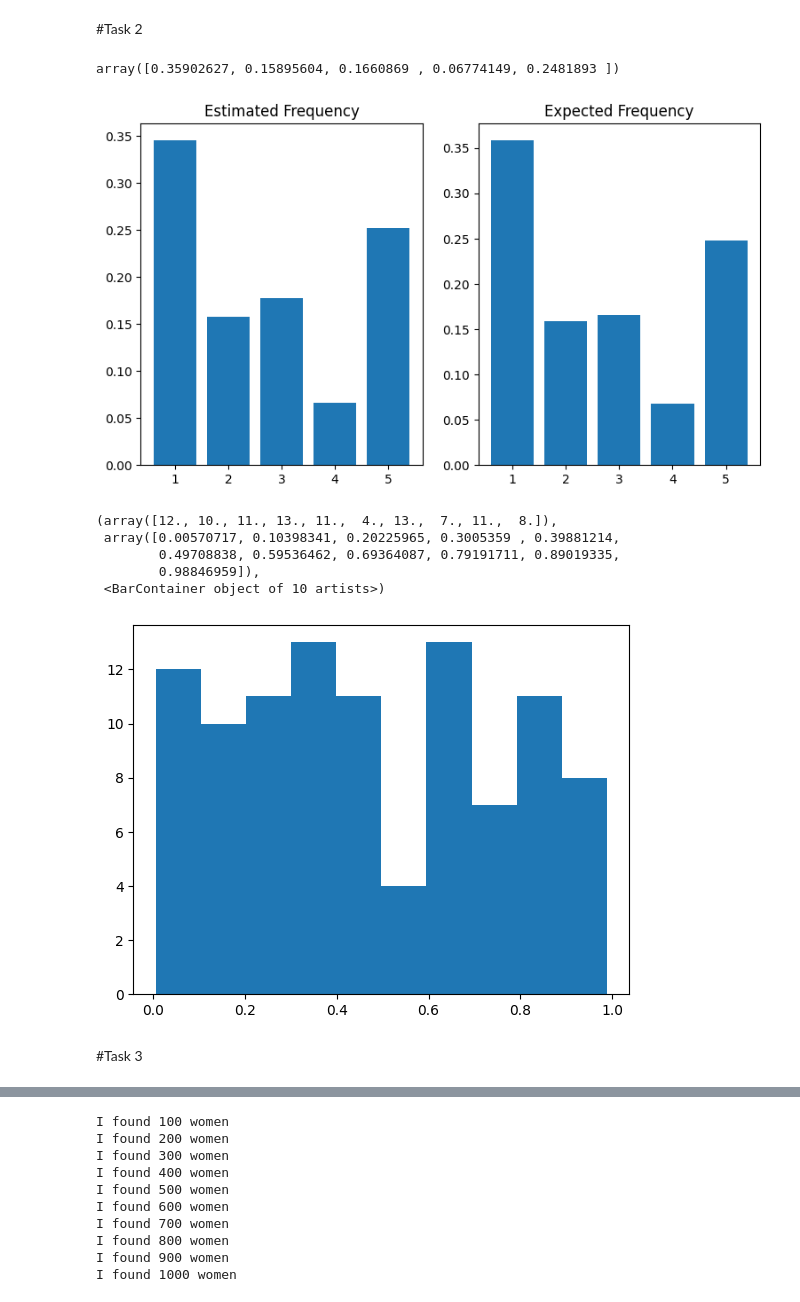
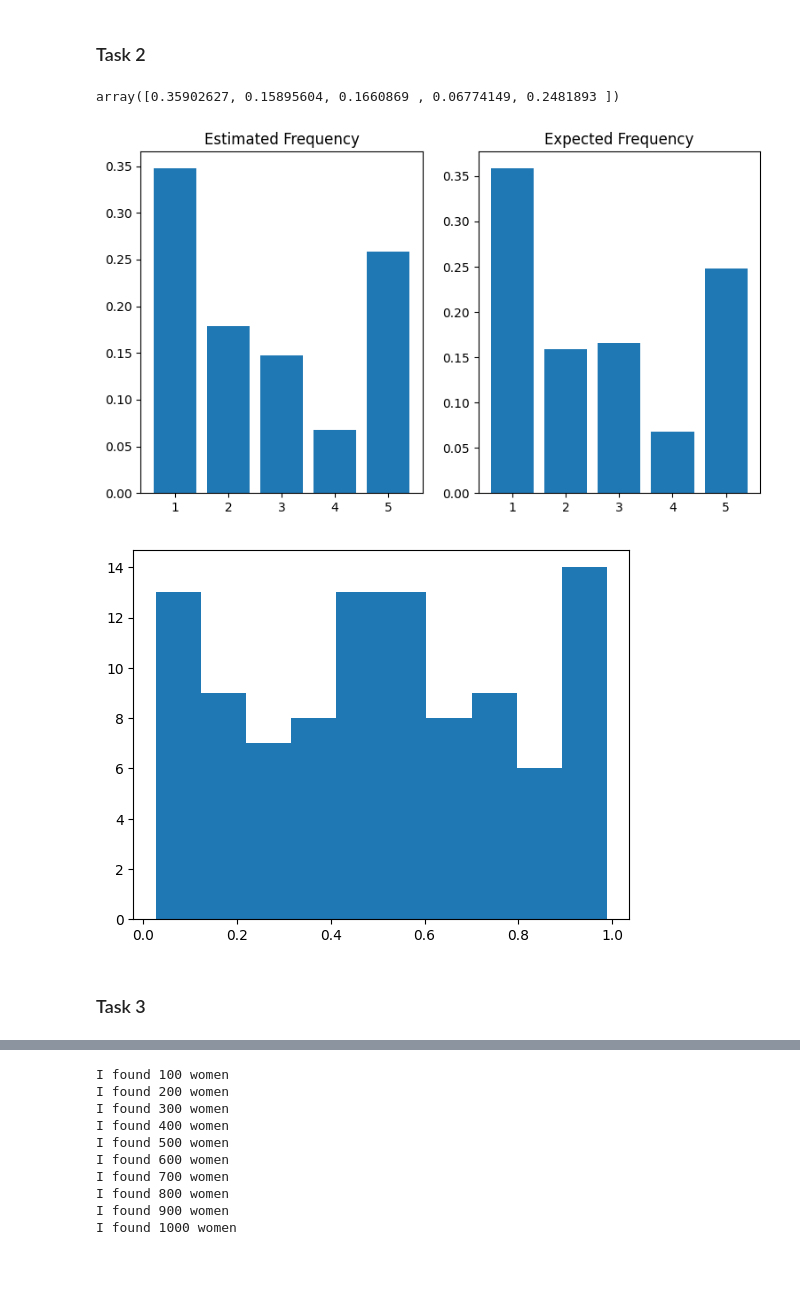
Before and after one commit to SigurdThorlund/02443-stochastic-simulation, a Jupyter notebook: project/project_1_giacomo.ipynb, the cells around one changed output, grey strips where cells are left out. Drawn from its saved outputs; the diff is of its cells as text; code cells hidden in the pictures; blank space fills up the shorter version.

Commit message:
Progress to task 5

```diff
--- a/project/project_1_giacomo.ipynb
+++ b/project/project_1_giacomo.ipynb
@@ -40,5 +41,5 @@ Fraction of women for which the cancer reappered locally: 0.697
 # %% [markdown]
-#Task 2
+<h3> Task 2 </h3>
 # %%
 p0 = np.array([1,0,0,0,0])
 t = 120
@@ -47,44 +48,40 @@ true_distr
 # %% [output]
 array([0.35902627, 0.15895604, 0.1660869 , 0.06774149, 0.2481893 ])
 # %%
-def simulate_at_120(): #TODO: change to be parametric
+def simulate_at_t(num = 1000, t = 120):
   state = 0
-  states_at_120 = np.zeros(n)
-  for i in range(n):
+  states_at_t = np.zeros(num)
+  for i in range(num):
     state = 0
     for step in range(t):
       probs = P[state, :]
       new_state = np.random.choice(a = 5, size = 1, p = probs)[0]
       state = new_state
-    states_at_120[i] = state
+    states_at_t[i] = state
   counts = np.zeros(5)
   for i in range(5):
-    counts[i] = np.sum(states_at_120 == i)
+    counts[i] = np.sum(states_at_t == i)
   return counts
 # %%
 fig, axs = plt.subplots(1,2, figsize = (9,5))
-axs[0].bar(np.arange(1,6), simulate_at_120()/n)
+axs[0].bar(np.arange(1,6), simulate_at_t(t = 120)/n)
 axs[0].set_title('Estimated Frequency')
 axs[1].bar(np.arange(1,6), true_distr)
 axs[1].set_title('Expected Frequency')
 plt.show()
 # %% [output]
-[figure, old version]
+[figure, new version]
 # %%
 pvals = []
+n = 1000
 for i in range(100):
-  pvals.append(stats.chisquare(simulate_at_120(), true_distr*n)[1])
+  pvals.append(stats.chisquare(simulate_at_t(), true_distr*n)[1])
 plt.hist(pvals)
 plt.show()
 # %% [output]
-(array([12., 10., 11., 13., 11.,  4., 13.,  7., 11.,  8.]),
- array([0.00570717, 0.10398341, 0.20225965, 0.3005359 , 0.39881214,
-        0.49708838, 0.59536462, 0.69364087, 0.79191711, 0.89019335,
-        0.98846959]),
- <BarContainer object of 10 artists>)
-[figure, old version]
+[figure, new version]
 # %% [markdown]
-#Task 3
+<h3> Task 3 </h3>
 # %%
 def phase_type_distr(t, init):
   Ps = P[:4,:4]
```
Also changed, not shown: parts of 9 cells of this notebook.
